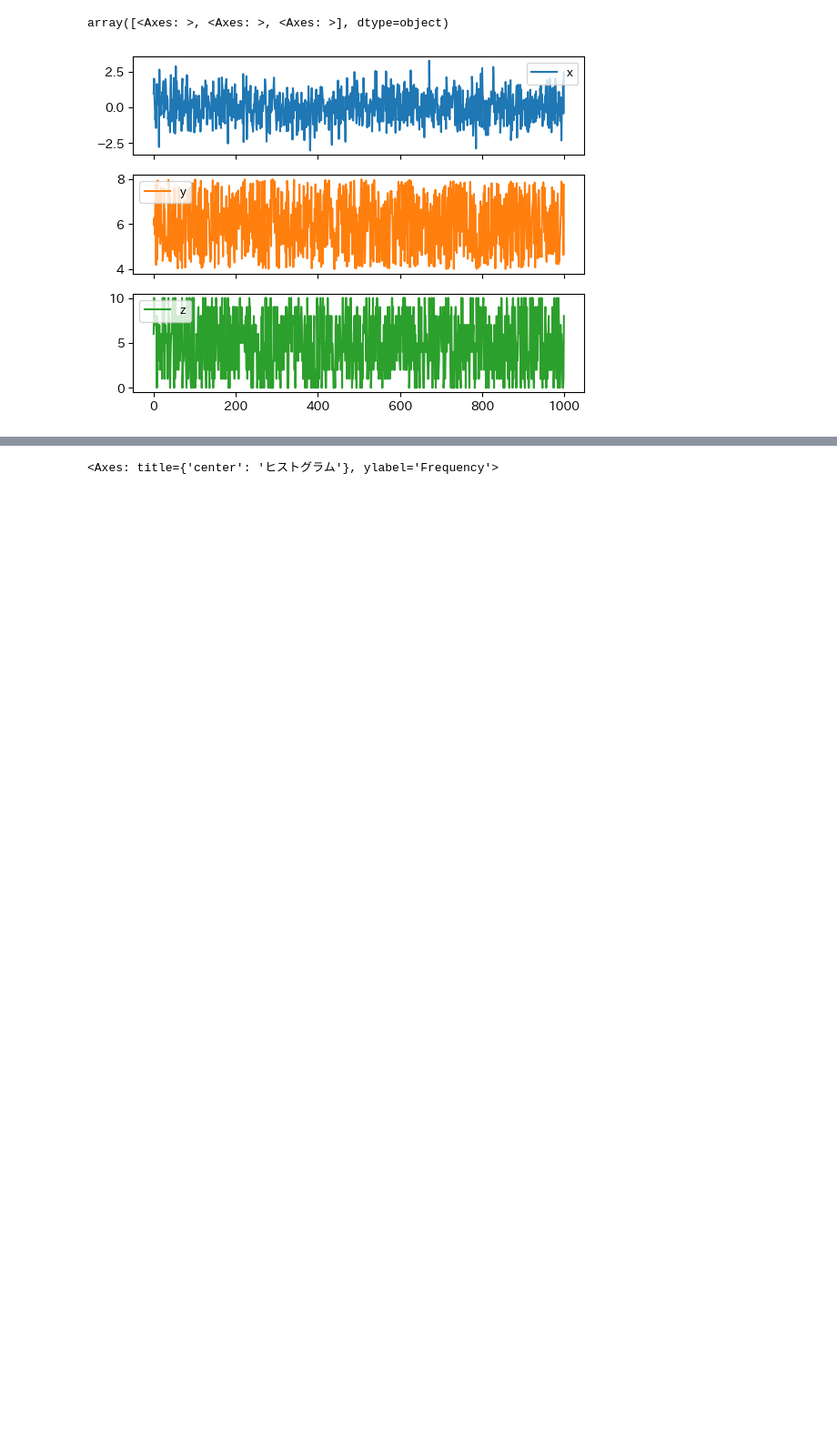
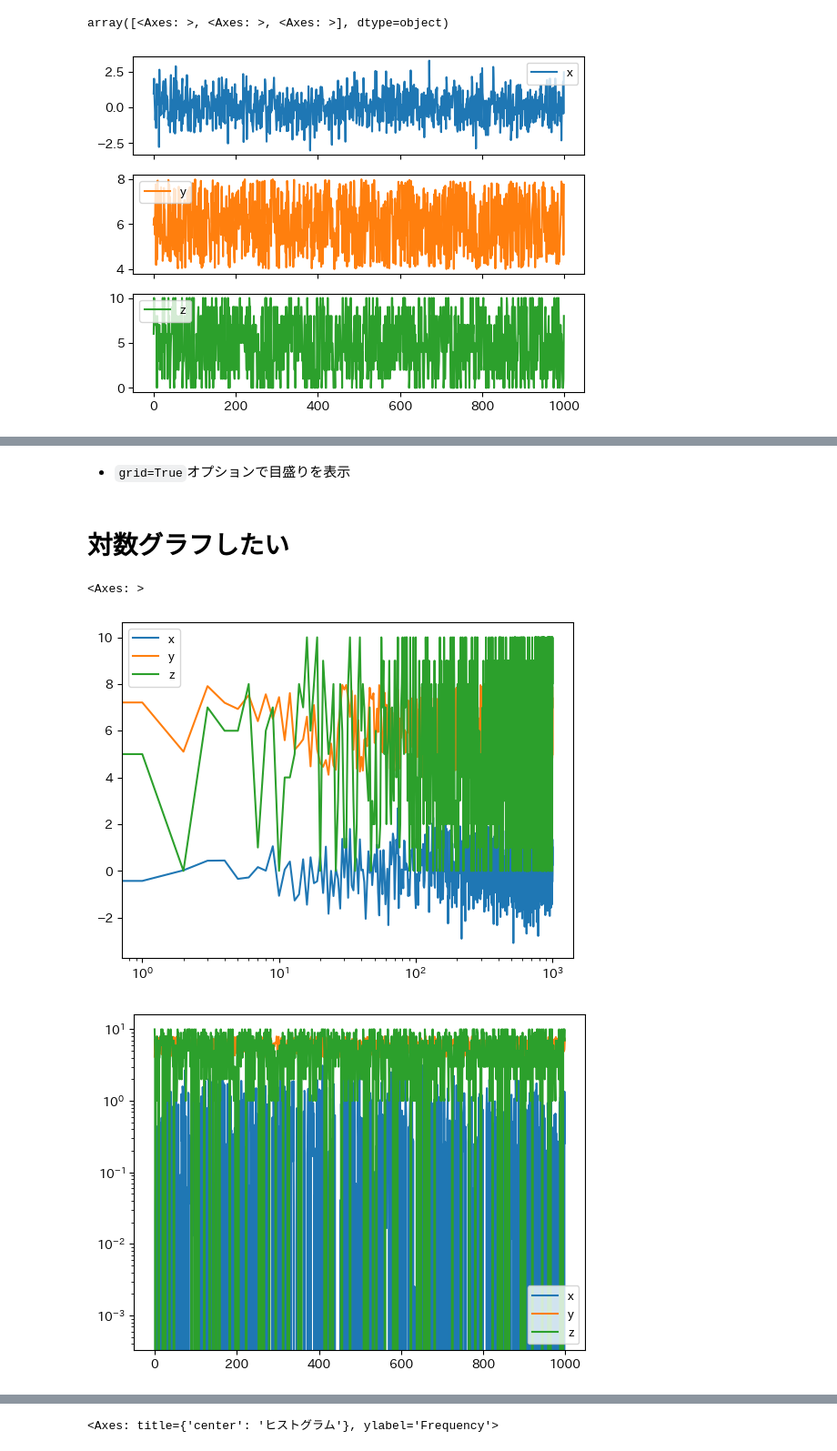
Before and after one commit to shotakaha/kumaroot, a Jupyter notebook: mystmd/matplotlib.ipynb, the cells around one changed output, grey strips where cells are left out. Shown: that part at 91% size. Cells and saved outputs as stored; diff of their text form; code cells hidden in the pictures; blank space fills up the shorter version.

```diff
--- a/mystmd/matplotlib.ipynb
+++ b/mystmd/matplotlib.ipynb
@@ -61,0 +73,13 @@ array([<Axes: >, <Axes: >, <Axes: >], dtype=object)
+# %% [markdown]
+- ``grid=True``オプションで目盛りを表示
+# %% [markdown]
+# 対数グラフしたい
+# %%
+data.plot(logx=True)
+data.plot(logy=True)
+data.plot(logx=True, logy=True)
+data.plot(loglog=True)
+# %% [output]
+<Axes: >
+[figure, added]
+[figure, added]
```
Also changed, not shown: parts of 8 cells of this notebook, 1 other file.
